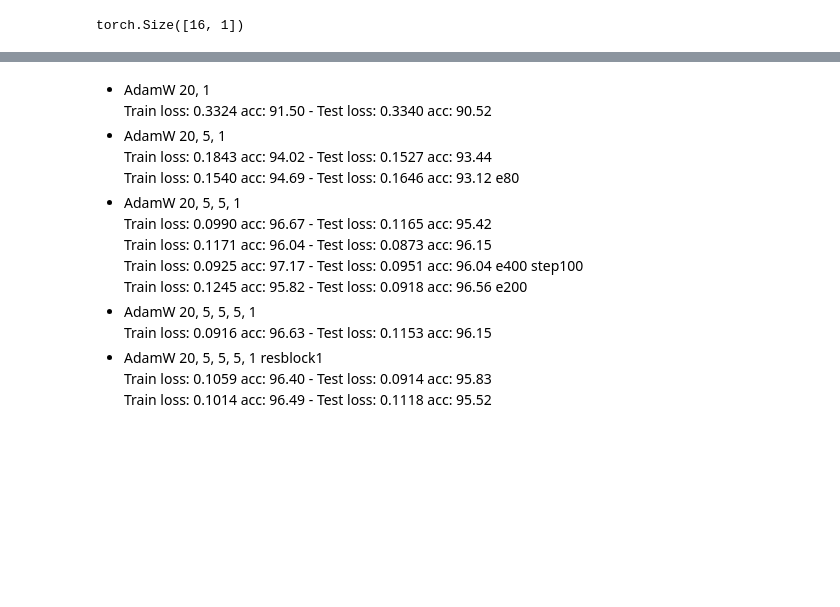
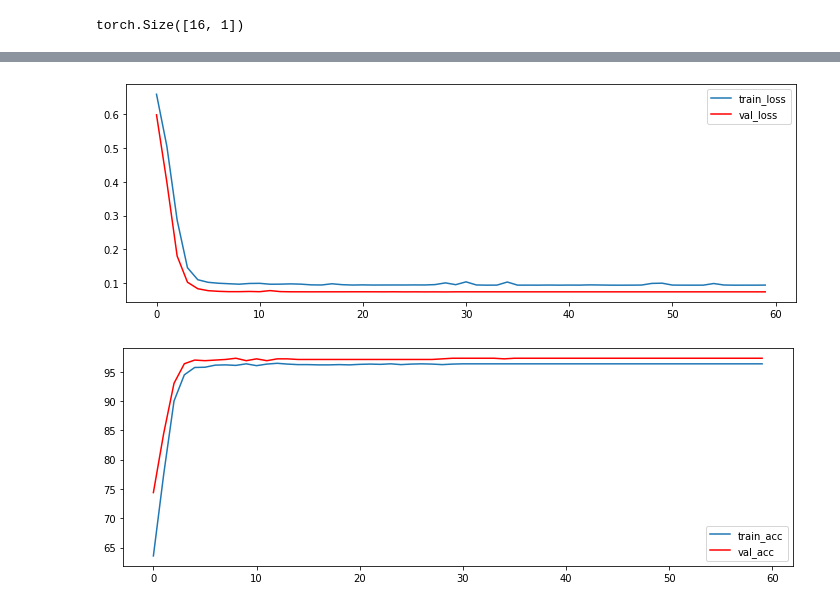
Before and after one commit to DragonChen-TW/Voice-Dimension-Reduction, a Jupyter notebook: supervised_ann.ipynb, the cells around one changed output, grey strips where cells are left out. Cells and saved outputs as stored; diff of their text form; code cells hidden in the pictures; blank space fills up the shorter version.

```diff
--- a/supervised_ann.ipynb
+++ b/supervised_ann.ipynb
@@ -40,3 +57,6 @@ dataset_train, dataset_test = random_split(dataset, [train_size, test_size])
+# %%
+dataset_train = TensorDataset(x[train_idx], y[train_idx], mu=mu, std=std)
+dataset_test = TensorDataset(x[test_idx], y[test_idx], mu=mu, std=std)
 # %%
 print('train', len(dataset_train))
 print('test', len(dataset_test))
@@ -44,7 +64,7 @@ print('test', len(dataset_test))
 train 2218
 test 950
 # %%
-batch_size = 16
+batch_size = 32
 train_data = DataLoader(dataset_train, batch_size=batch_size, shuffle=True)
 test_data = DataLoader(dataset_test, batch_size=batch_size, shuffle=False)
 # %%
@@ -101,7 +123,9 @@ class VoiceModel(nn.Module):
 device = torch.device('cuda:2')
 model = VoiceModel().to(device)
 criterion = nn.BCELoss()
-optimizer = torch.optim.AdamW(model.parameters(), lr=3e-3)
+# optimizer = torch.optim.AdamW(model.parameters(), lr=3e-3)
+optimizer = torch.optim.SGD(model.parameters(), lr=3e-3,
+                             momentum=0.9)
 # %%
 # test model
 test_x = torch.rand(16, 20).to(device)
@@ -160,16 +212,13 @@ def test(model, data, criterion, device, is_tqdm=False):
 # %%
 from torch.optim.lr_scheduler import StepLR
 
-max_epoch = 200
-step_size = 50
-log_interval = 10
+max_epoch = 60
+step_size = 15
+log_interval = 5
 
-scheduler = StepLR(optimizer, step_size=step_size, gamma=0.2)
+scheduler = StepLR(optimizer, step_size=step_size, gamma=0.1)
 
-train_acc_list = []
-train_loss_list = []
-test_acc_list = []
-test_loss_list = []
+meter = Meter()
 
 for epoch in range(1, max_epoch + 1):
     if epoch % log_interval == 0:
@@ -178,10 +227,7 @@ for epoch in range(1, max_epoch + 1):
     test_loss, test_acc = test(model, test_data, criterion, device)
     scheduler.step()
 
-    train_acc_list.append(train_acc)
-    train_loss_list.append(train_loss)
-    test_acc_list.append(test_acc)
-    test_loss_list.append(test_loss)
+    meter.update(train_loss, train_acc, test_loss, test_acc)
 
     if epoch % log_interval == 0:
         print('Train loss: {:.04f} acc: {:.02f} - Test loss: {:.04f} acc: {:.02f}'.format(
@@ -226,16 +253,0 @@ plt.show()
-# %% [markdown]
-- AdamW 20, 1
-Train loss: 0.3324 acc: 91.50 - Test loss: 0.3340 acc: 90.52
-- AdamW 20, 5, 1
-Train loss: 0.1843 acc: 94.02 - Test loss: 0.1527 acc: 93.44
-Train loss: 0.1540 acc: 94.69 - Test loss: 0.1646 acc: 93.12 e80
-- AdamW 20, 5, 5, 1
-Train loss: 0.0990 acc: 96.67 - Test loss: 0.1165 acc: 95.42
-Train loss: 0.1171 acc: 96.04 - Test loss: 0.0873 acc: 96.15
-Train loss: 0.0925 acc: 97.17 - Test loss: 0.0951 acc: 96.04 e400 step100
-Train loss: 0.1245 acc: 95.82 - Test loss: 0.0918 acc: 96.56 e200
-- AdamW 20, 5, 5, 5, 1
-Train loss: 0.0916 acc: 96.63 - Test loss: 0.1153 acc: 96.15
-- AdamW 20, 5, 5, 5, 1 resblock1
-Train loss: 0.1059 acc: 96.40 - Test loss: 0.0914 acc: 95.83
-Train loss: 0.1014 acc: 96.49 - Test loss: 0.1118 acc: 95.52
@@ -241,0 +256,5 @@ Train loss: 0.1014 acc: 96.49 - Test loss: 0.1118 acc: 95.52
+# %%
+meter.plot()
+# %% [output]
+[figure, added]
+[figure, added]
```
Also changed, not shown: parts of 10 cells of this notebook, 1 other file.
